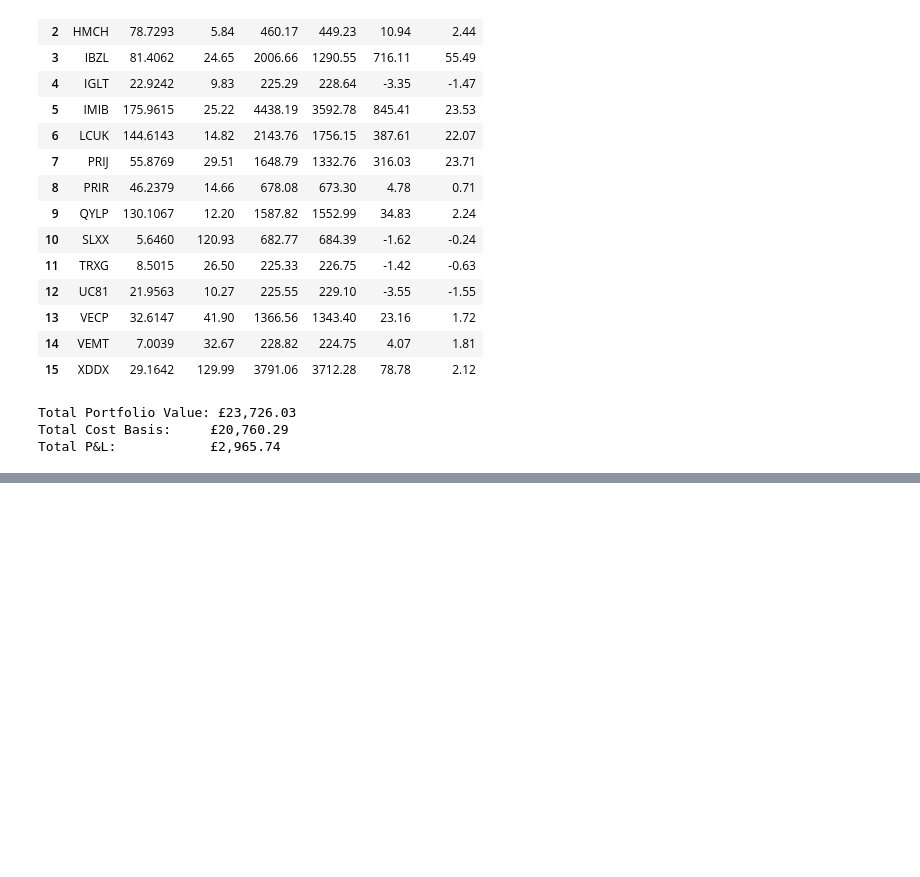
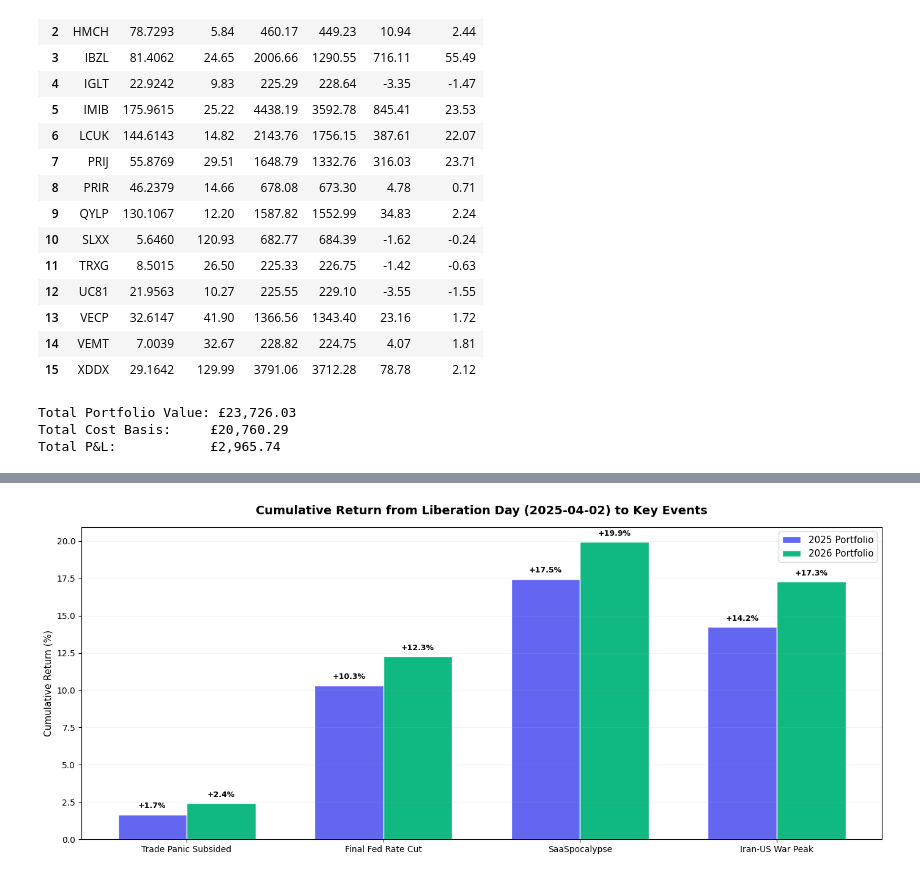
Before and after one commit to nairraks/etf-isa-portfolio, a Jupyter notebook: notebooks/04_performance_tracking.ipynb, the cells around one changed output, grey strips where cells are left out. Drawn from its saved outputs; the diff is of its cells as text; code cells hidden in the pictures; blank space fills up the shorter version.

```diff
--- a/notebooks/04_performance_tracking.ipynb
+++ b/notebooks/04_performance_tracking.ipynb
@@ -845,0 +1282,50 @@ Total P&L:            £2,965.74
+# %%
+# --- 1.5.4 Cumulative Return Snapshots at Key Events ---
+base_date = pd.to_datetime(timeline['Liberation Day (Tariffs)'])
+
+snap_labels, snap_25, snap_26 = [], [], []
+for ev in snapshot_events:
+    ev_date = pd.to_datetime(timeline[ev])
+    r25 = port_ret_25.loc[base_date:ev_date]
+    r26 = port_ret_26.loc[base_date:ev_date]
+    if len(r25) < 2:
+        continue
+    snap_labels.append(ev)
+    snap_25.append(((1 + r25).cumprod().iloc[-1] - 1) * 100)
+    snap_26.append(((1 + r26).cumprod().iloc[-1] - 1) * 100)
+
+x = np.arange(len(snap_labels))
+width = 0.35
+
+fig, ax = plt.subplots(figsize=(14, 6))
+bars_25 = ax.bar(x - width / 2, snap_25, width,
+                 label='2025 Portfolio', color='#6366f1', edgecolor='white')
+bars_26 = ax.bar(x + width / 2, snap_26, width,
+                 label='2026 Portfolio', color='#10b981', edgecolor='white')
+
+for bars in [bars_25, bars_26]:
+    for bar in bars:
+        h = bar.get_height()
+        ax.text(
+            bar.get_x() + bar.get_width() / 2,
+            h + (0.3 if h >= 0 else -0.6),
+            f'{h:+.1f}%', ha='center',
+            va='bottom' if h >= 0 else 'top',
+            fontsize=9, fontweight='bold',
+        )
+
+ax.axhline(0, color='#94a3b8', linewidth=0.8)
+ax.set_xticks(x)
+ax.set_xticklabels(snap_labels, fontsize=10)
+ax.set_ylabel('Cumulative Return (%)', fontsize=11)
+ax.set_title(
+    f'Cumulative Return from Liberation Day ({base_date.date()}) '
+    f'to Key Events',
+    fontsize=14, fontweight='bold', pad=15,
+)
+ax.legend(fontsize=11)
+ax.grid(axis='y', alpha=0.15)
+plt.tight_layout()
+plt.show()
+# %% [output]
+[figure, added]
```
Also changed, not shown: parts of 10 cells of this notebook, 3 other files.
